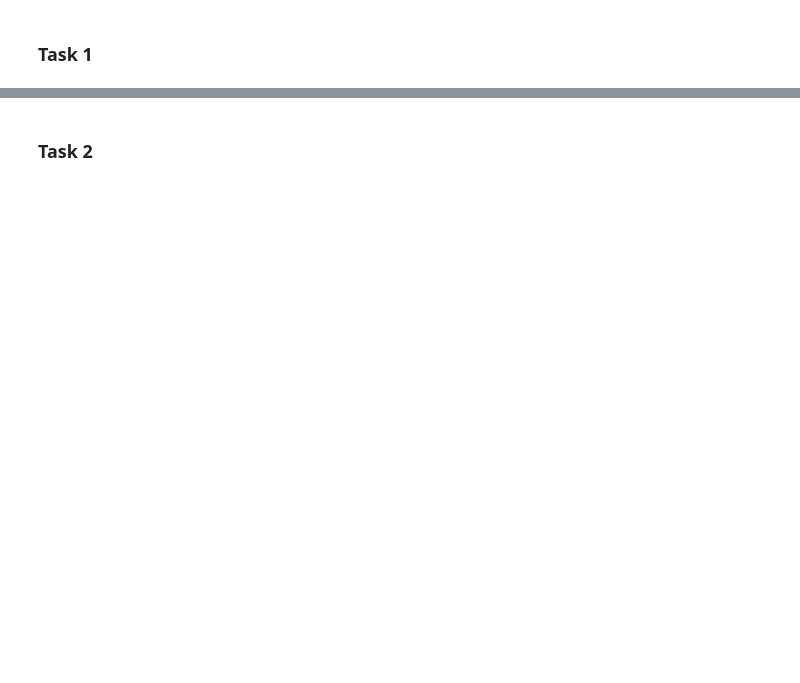
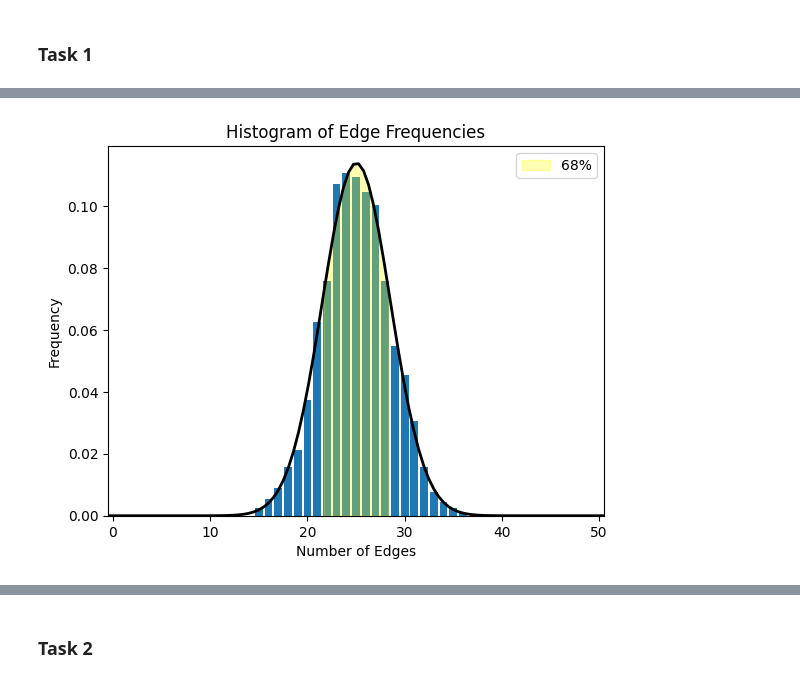
Before and after one commit to eschafir/graph_theory, a Jupyter notebook: tasks_report.ipynb, the cells around one changed output, grey strips where cells are left out. Cells and saved outputs as stored; diff of their text form; code cells hidden in the pictures; blank space fills up the shorter version.

```diff
--- a/tasks_report.ipynb
+++ b/tasks_report.ipynb
@@ -82,3 +82,34 @@ for node in range(0,n):
+# %%
+import numpy as np
+from scipy.stats import norm
+# Plotting the histogram
+plt.hist(edges_repetitions, bins=range(0, max(edges_repetitions) + 1), align='left', density=True, rwidth=0.8)
+plt.title("Histogram of Edge Frequencies")
+plt.xlabel("Number of Edges")
+plt.ylabel("Frequency")
+plt.xlim(-0.5, n + 0.5)  # Set the x-axis limits
+# plt.show()
+
+# Calculate mean and standard deviation
+mean_edges = np.mean(edges_repetitions)
+std_edges = np.std(edges_repetitions)
+
+# Plot the normal distribution based on the CLT
+xmin, xmax = plt.xlim()
+x = np.linspace(xmin, xmax, 100)
+p = norm.pdf(x, mean_edges, std_edges)
+plt.plot(x, p, 'k', linewidth=2)
+
+
+# Shade regions within 1, 2, and 3 standard deviations
+plt.fill_between(x, p, where=[(xi >= mean_edges - std_edges) and (xi <= mean_edges + std_edges) for xi in x], color='yellow', alpha=0.3, label='68%')
+# plt.fill_between(x, p, where=[(xi >= mean_edges - 2*std_edges) and (xi <= mean_edges + 2*std_edges) for xi in x], color='orange', alpha=0.3, label='95%')
+# plt.fill_between(x, p, where=[(xi >= mean_edges - 3*std_edges) and (xi <= mean_edges + 3*std_edges) for xi in x], color='red', alpha=0.3, label='99.7%')
+
+plt.legend()
+plt.show()
+# %% [output]
+[figure, added]
 # %%
 generate_ER_graph(n,p)
 # %% [output]
```
Also changed, not shown: parts of 14 cells of this notebook.
